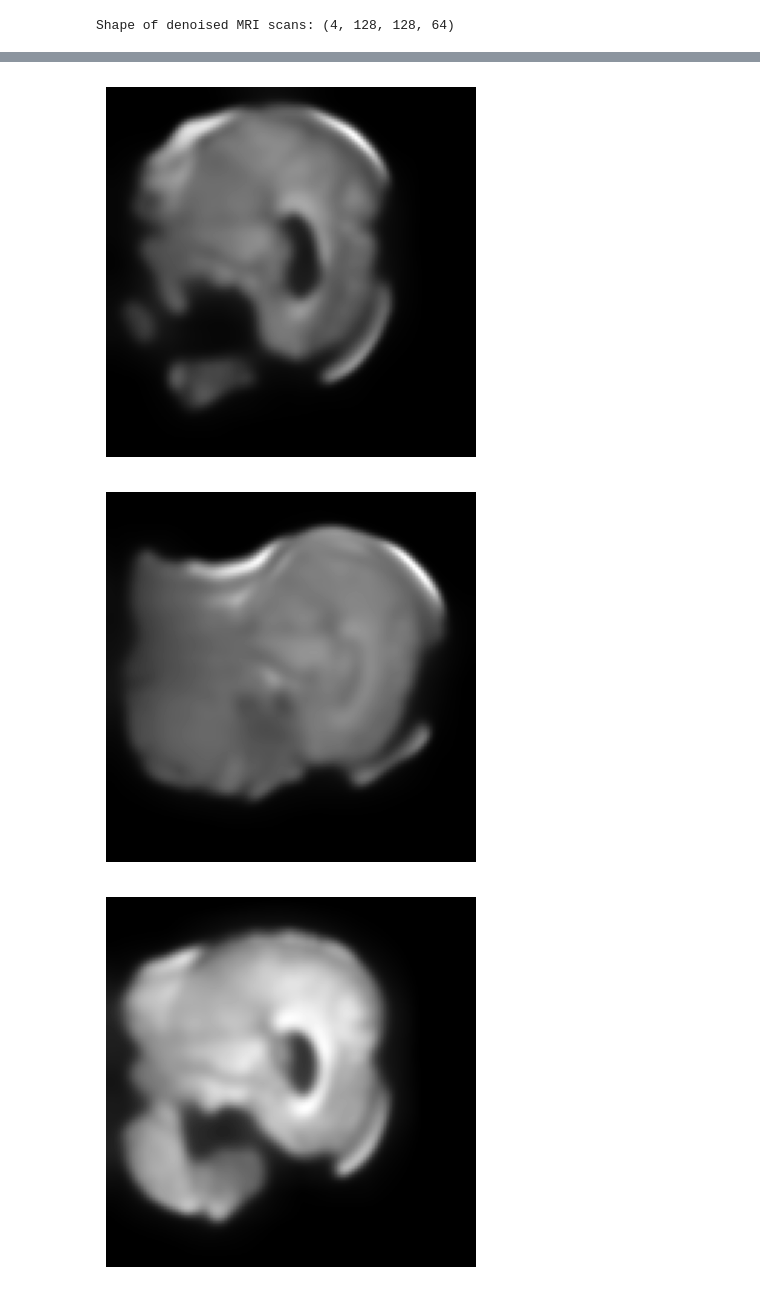
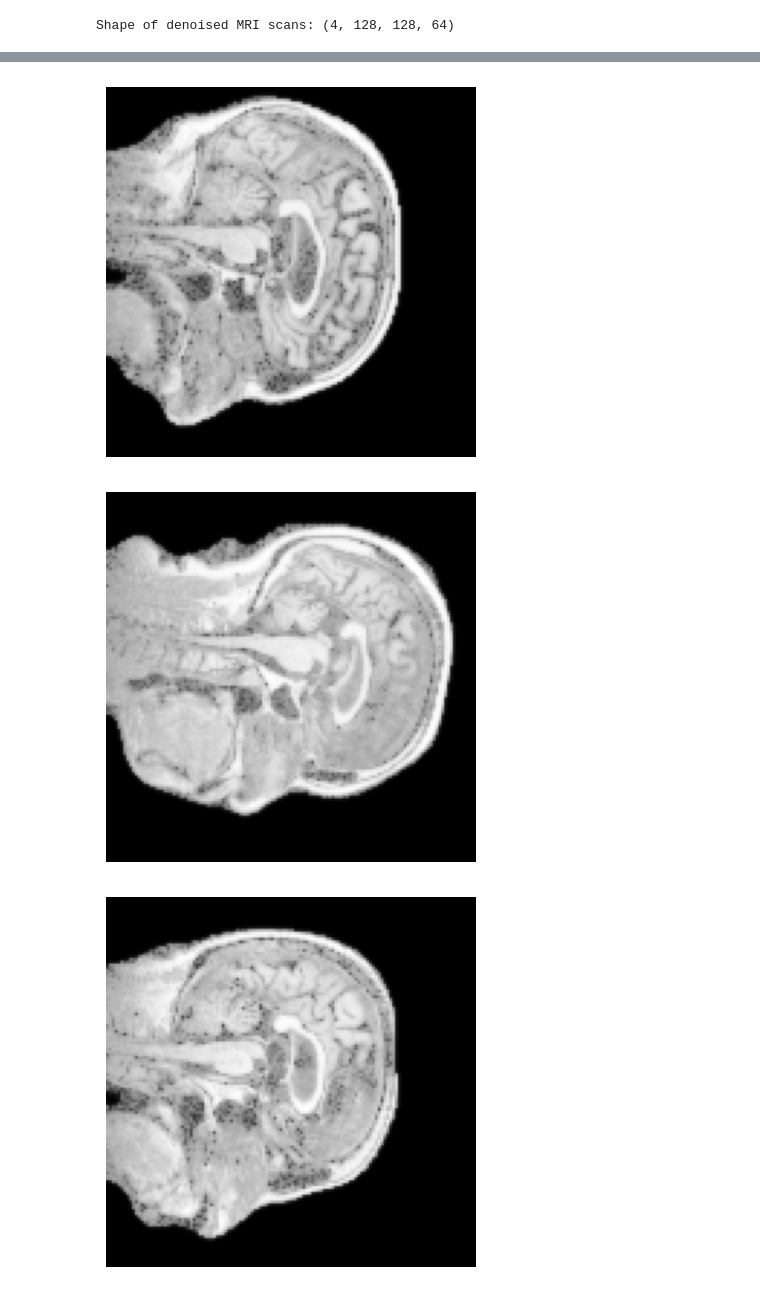
Before and after one commit to ItsPranavz/alzheimers-classification, a Jupyter notebook: mri-pre-processing.ipynb, the cells around one changed output, grey strips where cells are left out. Cells and saved outputs as stored; diff of their text form; code cells hidden in the pictures.

Commit message:
Added histogram equalization and adjusted hyper-parameters

```diff
--- a/mri-pre-processing.ipynb
+++ b/mri-pre-processing.ipynb
@@ -100,3 +106,15 @@ resized_scans = np.array([resize_image(scan, (128, 128, 64, 1)) for scan in mri_
 print("Shape of preprocessed MRI scans:", resized_scans.shape)
 # %% [output]
 Shape of preprocessed MRI scans: (4, 128, 128, 64, 1)
+# %%
+# Apply histogram equalization on resized scans
+from dipy.core.histeq import histeq
+
+equalized_scans = []
+for scan in resized_scans:
+  data = scan[:,:,:,0]
+  equalized = histeq(data)
+  equalized_scans.append(equalized)
+
+equalized_scans = np.array(equalized_scans)
+print("Shape of equalized MRI scans:", equalized_scans.shape)
@@ -102,0 +123,6 @@ Shape of preprocessed MRI scans: (4, 128, 128, 64, 1)
+# %%
+# Display central cross-section after histogram equalization
+for scan in equalized_scans:
+  plt.imshow(scan[:,:,32], cmap="gray")
+  plt.axis("off")
+  plt.show()
@@ -105,8 +136,8 @@ Shape of preprocessed MRI scans: (4, 128, 128, 64, 1)
 from dipy.segment.mask import median_otsu
 
 stripped_scans = []
-for scan in resized_scans:
-  data = scan[:,:,:,0]
+for scan in equalized_scans:
+  data = scan[:,:,:]
   stripped, mask = median_otsu(data, median_radius=4, numpass=2, vol_idx=range(data.shape[-1]))
   stripped_scans.append(stripped)
 
@@ -135,7 +166,7 @@ def apply_noise_reduction(mri_data, sigma=1.0):
 
     return denoised_mri_data
 
-sigma = 1.0
+sigma = 0.5
 denoised_mri_scans = apply_noise_reduction(stripped_scans, sigma)
 
 print("Shape of denoised MRI scans:", denoised_mri_scans.shape)
@@ -163,6 +175,6 @@ Shape of double-denoised MRI scans: (4, 128, 128, 64)
 # %%
 # Display central cross-section after noise reduction
-for scan in double_denoised_mri_scans:
+for scan in denoised_mri_scans:
   plt.imshow(scan[:,:,32], cmap="gray")
   plt.axis("off")
   plt.show()
@@ -171,3 +183,3 @@ for scan in double_denoised_mri_scans:
-[figure, old version]
+[figure, new version]
-[figure, old version]
+[figure, new version]
-[figure, old version]
+[figure, new version]
```
Also changed, not shown: parts of 8 cells of this notebook.
